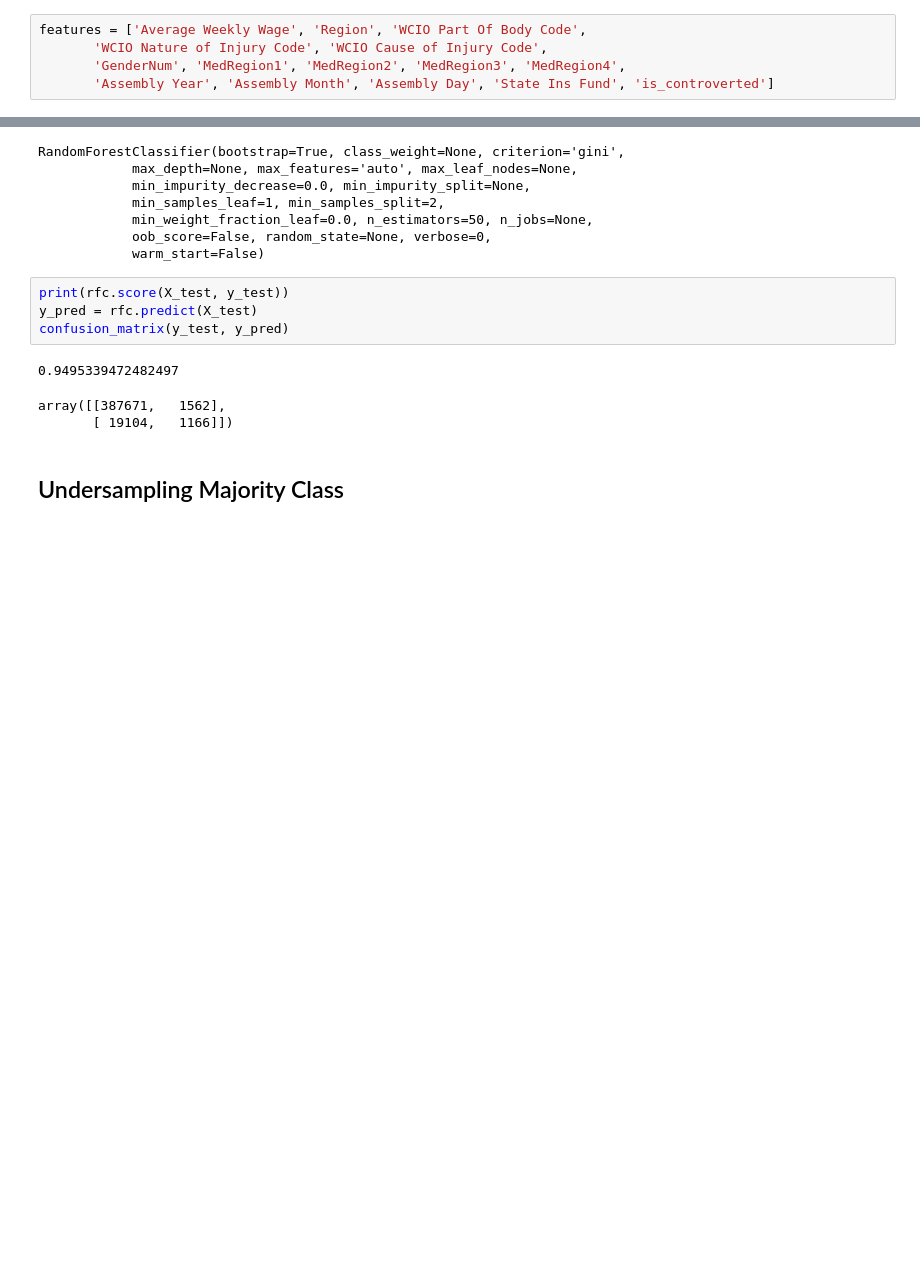
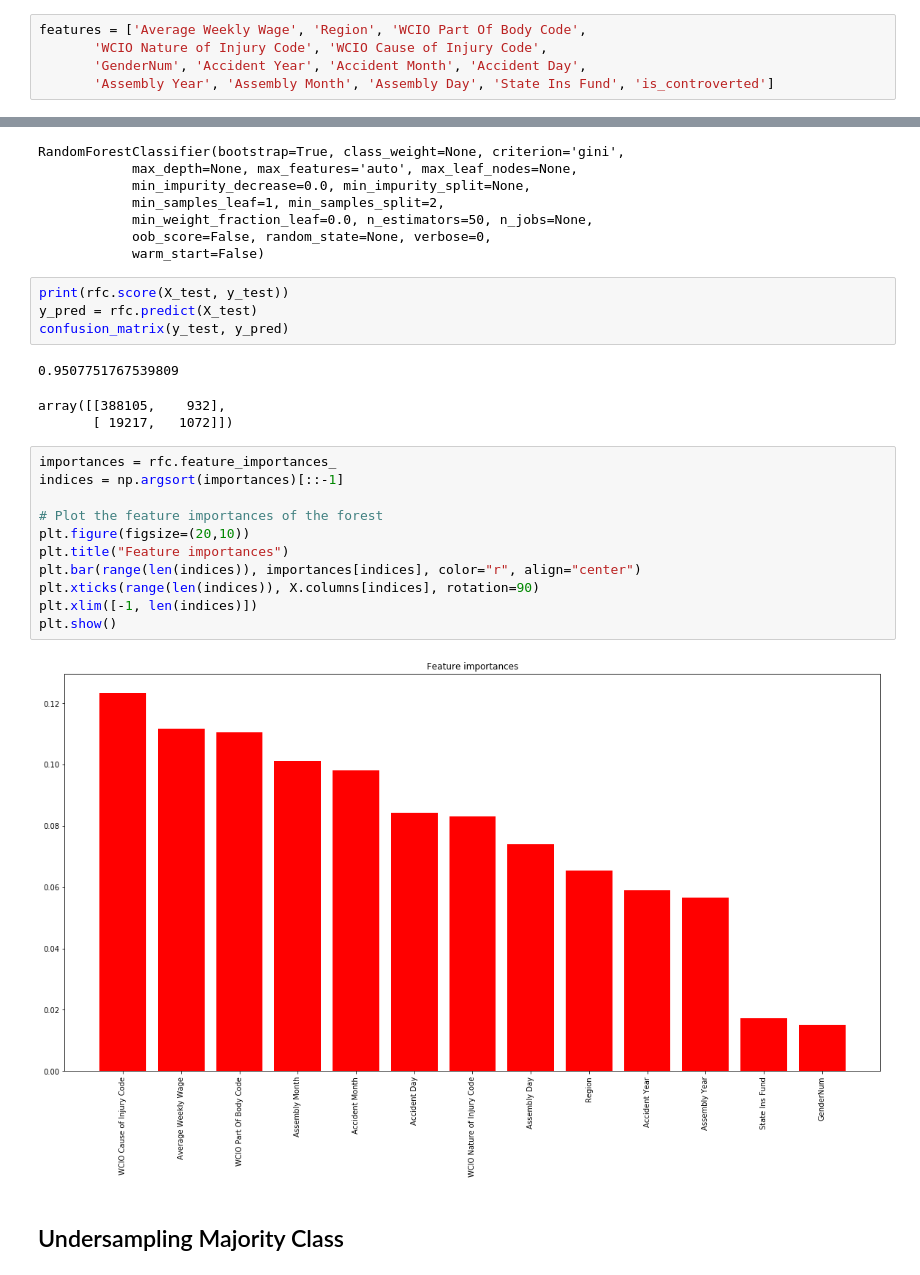
Before and after one commit to cbevis/U3_Capstone, a Jupyter notebook: NYS_Assembled_Workers2.ipynb, the cells around one changed output, grey strips where cells are left out. Drawn from its saved outputs; the diff is of its cells as text; blank space fills up the shorter version.

```diff
--- a/NYS_Assembled_Workers2.ipynb
+++ b/NYS_Assembled_Workers2.ipynb
@@ -505,7 +537,7 @@ plt.show()
 # %%
 features = ['Average Weekly Wage', 'Region', 'WCIO Part Of Body Code',
        'WCIO Nature of Injury Code', 'WCIO Cause of Injury Code',
-       'GenderNum', 'MedRegion1', 'MedRegion2', 'MedRegion3', 'MedRegion4',
+       'GenderNum', 'Accident Year', 'Accident Month', 'Accident Day',
        'Assembly Year', 'Assembly Month', 'Assembly Day', 'State Ins Fund', 'is_controverted']
 # %% [markdown]
 ## Model 1: Did not undersample the majority class
@@ -548,8 +580,21 @@ print(rfc.score(X_test, y_test))
 y_pred = rfc.predict(X_test)
 confusion_matrix(y_test, y_pred)
 # %% [output]
-0.9495339472482497
+0.9507751767539809
-array([[387671,   1562],
-       [ 19104,   1166]])
+array([[388105,    932],
+       [ 19217,   1072]])
+# %%
+importances = rfc.feature_importances_
+indices = np.argsort(importances)[::-1]
+
+# Plot the feature importances of the forest
+plt.figure(figsize=(20,10))
+plt.title("Feature importances")
+plt.bar(range(len(indices)), importances[indices], color="r", align="center")
+plt.xticks(range(len(indices)), X.columns[indices], rotation=90)
+plt.xlim([-1, len(indices)])
+plt.show()
+# %% [output]
+[figure, added]
 # %% [markdown]
 ## Undersampling Majority Class
```
Also changed, not shown: parts of 32 cells of this notebook.
